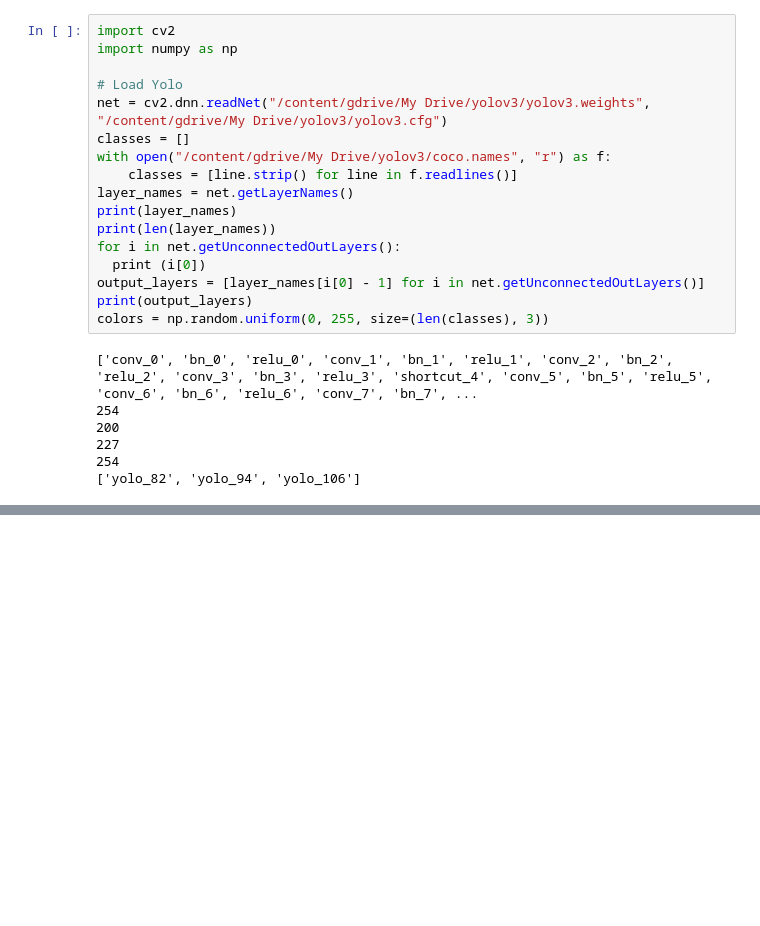
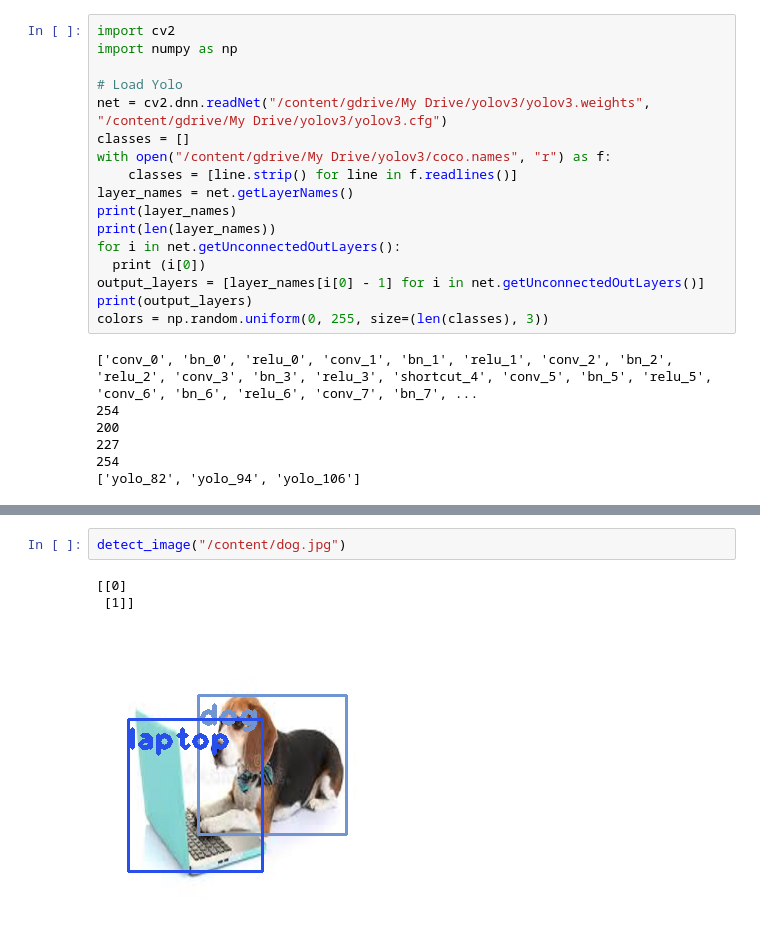
Before and after one commit to Sushmitha-Katti/EVA-4, a Jupyter notebook: Session13/13-A/OpenCVYolo.ipynb, the cells around one changed output, grey strips where cells are left out. Saved outputs shown, nothing was run; the diff lists cells and outputs as text; blank space fills up the shorter version.

```diff
--- a/Session13/13-A/OpenCVYolo.ipynb
+++ b/Session13/13-A/OpenCVYolo.ipynb
@@ -94,3 +156,9 @@ cv2.destroyAllWindows()
  [1]
  [2]]
 [figure]
+# %%
+detect_image("/content/dog.jpg")
+# %% [output]
+[[0]
+ [1]]
+[figure, added]
```
Also changed, not shown: parts of 3 cells of this notebook.
